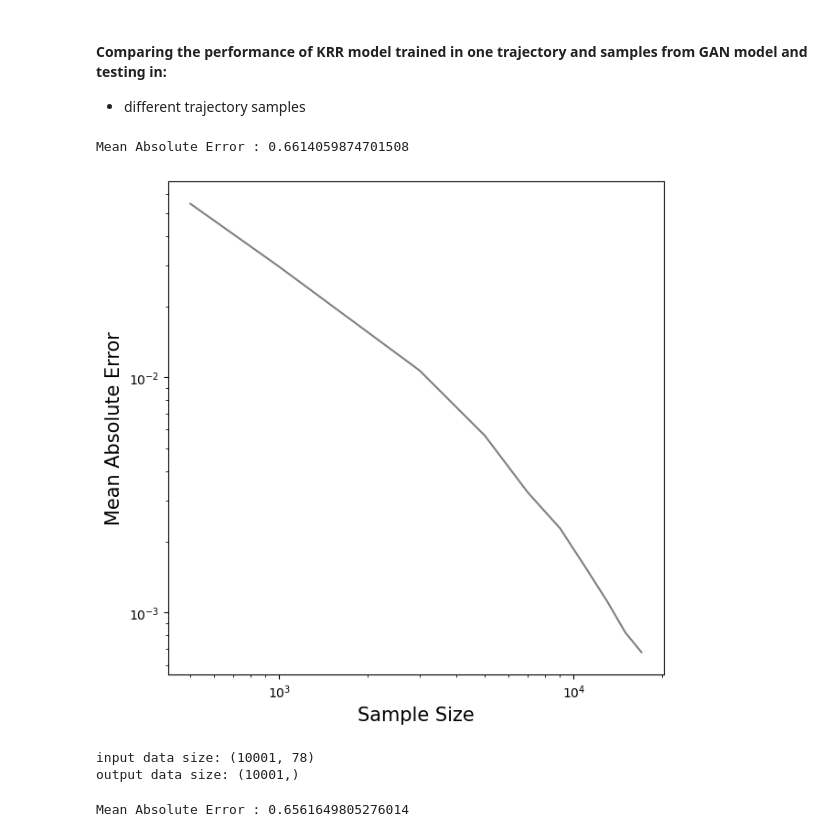
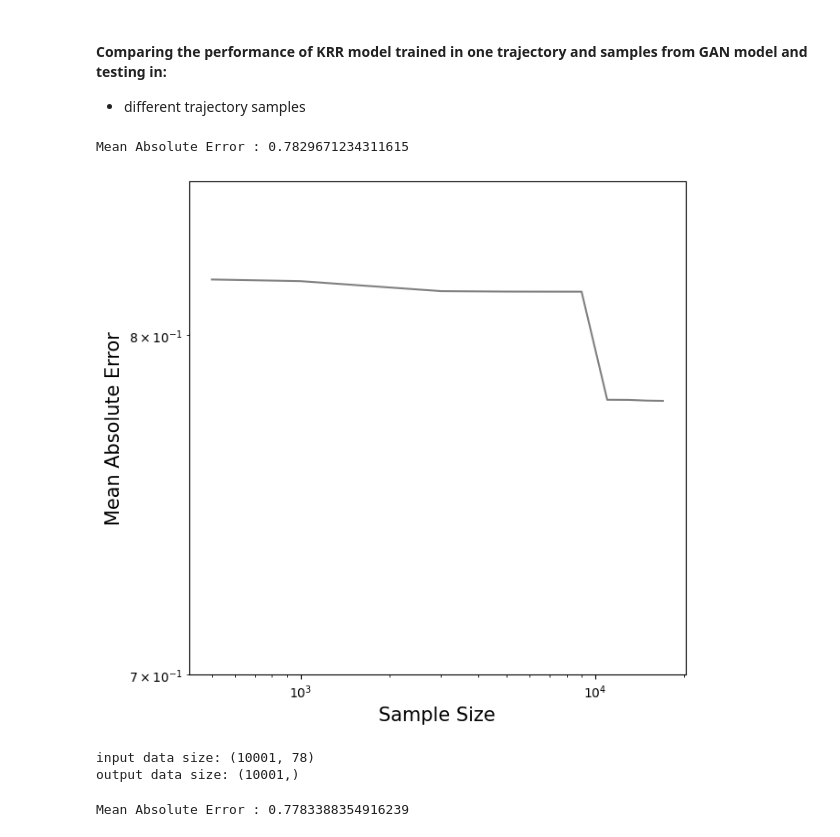
Before and after one commit to panthibivek/Generative-Adversarial-Network-for-Improving-Sampling-of-Molecular-Trajectories, a Jupyter notebook: benchmark.ipynb, the cells around one changed output. Saved outputs shown, nothing was run; the diff lists cells and outputs as text; code cells hidden in the pictures.

```diff
--- a/benchmark.ipynb
+++ b/benchmark.ipynb
@@ -106,6 +106,7 @@ ganTrajMolRep, ganTrajEnergies = loadData(max_size=12,
                                 energyFilename="/home/panthibivek/thesis/GAN_pkg/config_files_orca/calculated_energies.txt",
                                 xyzdirname="/config_files_orca/newMappedMolecules",
                                 coulombMtxFilename="/config_files_orca/gan_lower_coulomb_mtx_array.txt")
+ganTrajEnergies = ganTrajEnergies * 27.2114079527
 # %% [output]
 input data size: (10000, 78)
 output data size: (10000,)
@@ -112,14 +118,9 @@ output data size: (10000,)
 # %%
-sigma = 200.0
-lambda_ = 1e-8
-new_X_train = np.concatenate((X_train, ganTrajMolRep), axis=0)
-new_Y_train = np.concatenate((y_train, ganTrajEnergies))
+# indices = np.arange(new_X_train.shape[0])
+# np.random.shuffle(indices)
 
-indices = np.arange(new_X_train.shape[0])
-np.random.shuffle(indices)
-
-new_X_train = new_X_train[indices]
-new_Y_train = new_Y_train[indices]
+# new_X_train = new_X_train[indices]
+# new_Y_train = new_Y_train[indices]
 
 temp_alpha = regression(new_X_train, new_Y_train, sigma, lambda_)
 prediction_arr = prediction(new_X_train, X_test, sigma, temp_alpha)
@@ -157,28 +158,30 @@ prediction_arr = prediction(new_X_train, newTrajMolRep, sigma, alpha_)
 mean_abs_errors = np.mean(np.abs(prediction_arr - newTrajEnergies))
 print("Mean Absolute Error : {}".format(mean_abs_errors))
 # %% [output]
-Mean Absolute Error : 0.6614059874701508
+Mean Absolute Error : 0.7829671234311615
 # %%
 training_sample_sizes = [500] + [int(i) for i in range(1000, 19000, 2000)]
+sigma = 200.0
 lambda_ = 1e-8
 mean_abs_errors_list = []
 for sample_size in training_sample_sizes:
     temp_alpha = regression(new_X_train[:sample_size], new_Y_train[:sample_size], sigma, lambda_)
-    Y_predicted = prediction(new_X_train[:sample_size], X_test, sigma, temp_alpha)
-    mean_abs_e = np.mean(np.abs(Y_predicted - y_test))
+    Y_predicted = prediction(new_X_train[:sample_size], newTrajMolRep[9000:], sigma, temp_alpha)
+    mean_abs_e = np.mean(np.abs(Y_predicted - newTrajEnergies[9000:]))
     mean_abs_errors_list.append(mean_abs_e)
 # %%
 plt.figure(figsize=(7,7))
 plt.plot(training_sample_sizes, mean_abs_errors_list, c="gray")
 plt.xlabel('Sample Size', fontsize=15)
 plt.ylabel('Mean Absolute Error', fontsize=15)
 plt.yscale('log')
 plt.xscale('log')
+plt.ylim(0.7, 0.85)
 fig2 = plt.gcf()
 plt.show()
 fig2.savefig('traj1_vs_MAE_gan_sampling.png', dpi = 300)
 # %% [output]
-[figure, old version]
+[figure, new version]
 # %%
 energies_arr = []
 energyFilename = "/home/panthibivek/thesis/GAN_pkg/data/MD/traj2_energies.txt"
@@ -207,4 +210,4 @@ prediction_arr_ = prediction(new_X_train[:20000], newTraj2MolRep, sigma, alpha_)
 mean_abs_error_ = np.mean(np.abs(prediction_arr_ - newTraj2Energies))
 print("Mean Absolute Error : {}".format(mean_abs_error_))
 # %% [output]
-Mean Absolute Error : 0.6561649805276014
+Mean Absolute Error : 0.7783388354916239
```
Also changed, not shown: parts of 9 cells of this notebook, 5 other files.
